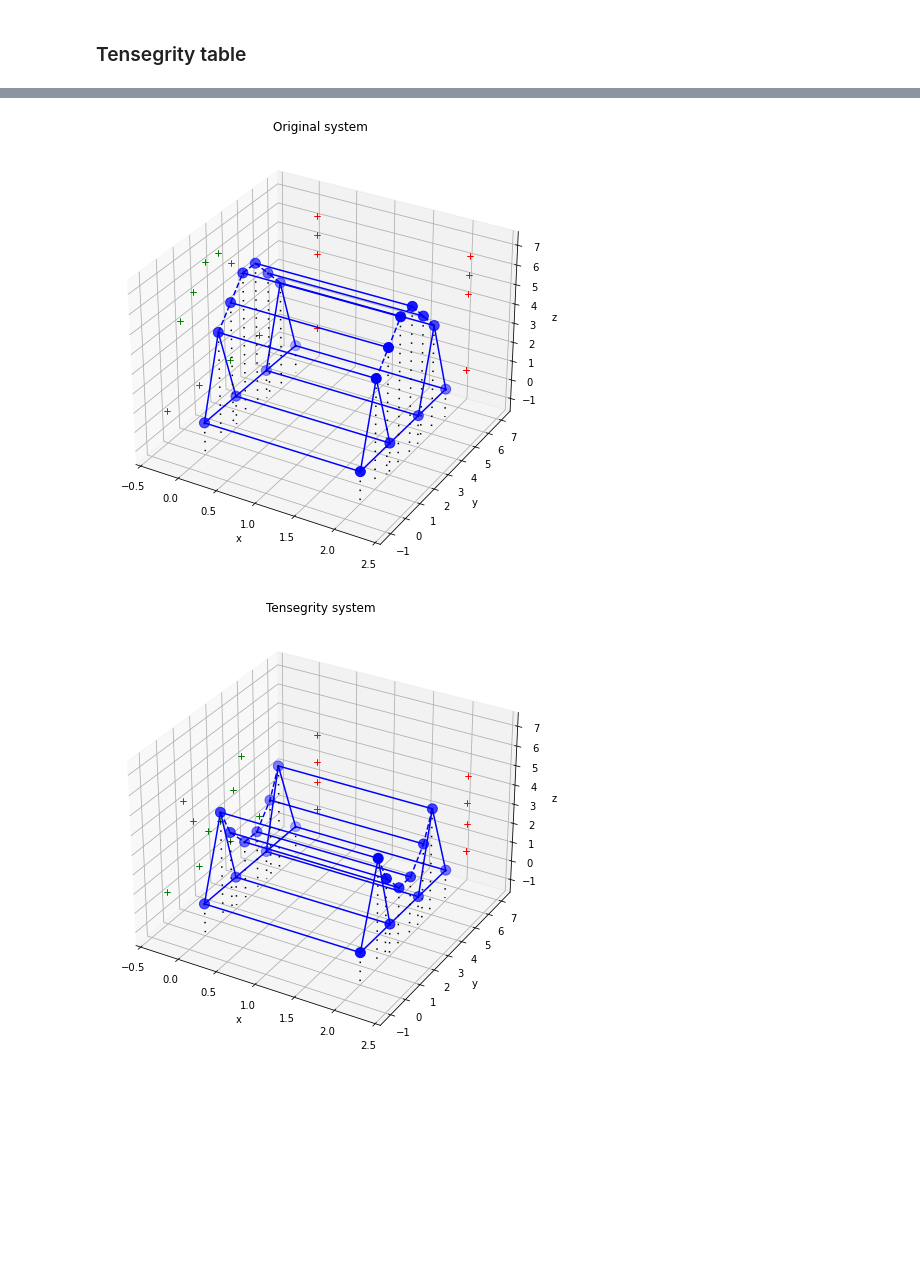
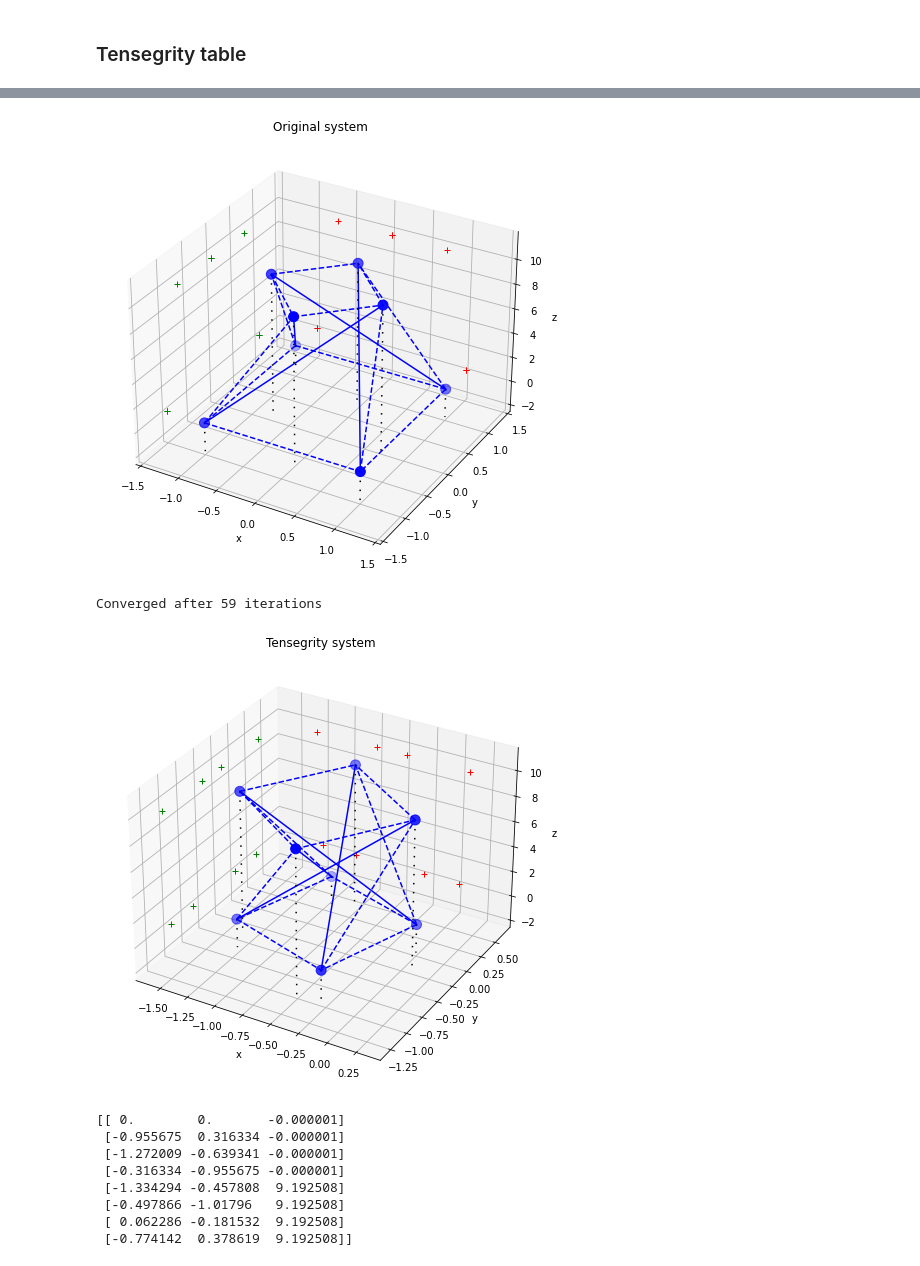
Before and after one commit to aledha/Tensegrity-Structures, a Jupyter notebook: main.ipynb, the cells around one changed output, grey strips where cells are left out. Saved outputs shown, nothing was run; the diff lists cells and outputs as text; code cells hidden in the pictures; blank space fills up the shorter version.

```diff
--- a/main.ipynb
+++ b/main.ipynb
@@ -336,20 +42,14 @@ plot_points(X0, bars, cables, 0, simplify=False)
-# %%
-g, rho, c, k = 0.1, 0, 10, 0.1
-consts = [g, rho, c, k]
-
-mu = 1000
-
-ms = np.ones(N) * 0.1
-
-def f(X):
-    return Q(X, mu, cables, bars, ms, consts)
-
-def df(X):
-    return dQ(X, mu, cables, bars, ms, consts)
-
-
-
-Y = BFGS(X0.flatten(), N, 0, cables, bars, 200, f, df, keep_limits=[False, False, True])
-# %% [output]
-[figure, removed]
-[figure, removed]
+# %%
+ex.with_ground_quad_constraints()
+# %% [output]
+[figure, added]
+Converged after 59 iterations
+[figure, added]
+[[ 0.        0.       -0.000001]
+ [-0.955675  0.316334 -0.000001]
+ [-1.272009 -0.639341 -0.000001]
+ [-0.316334 -0.955675 -0.000001]
+ [-1.334294 -0.457808  9.192508]
+ [-0.497866 -1.01796   9.192508]
+ [ 0.062286 -0.181532  9.192508]
+ [-0.774142  0.378619  9.192508]]
```
Also changed, not shown: parts of 17 cells of this notebook, 4 other files.
